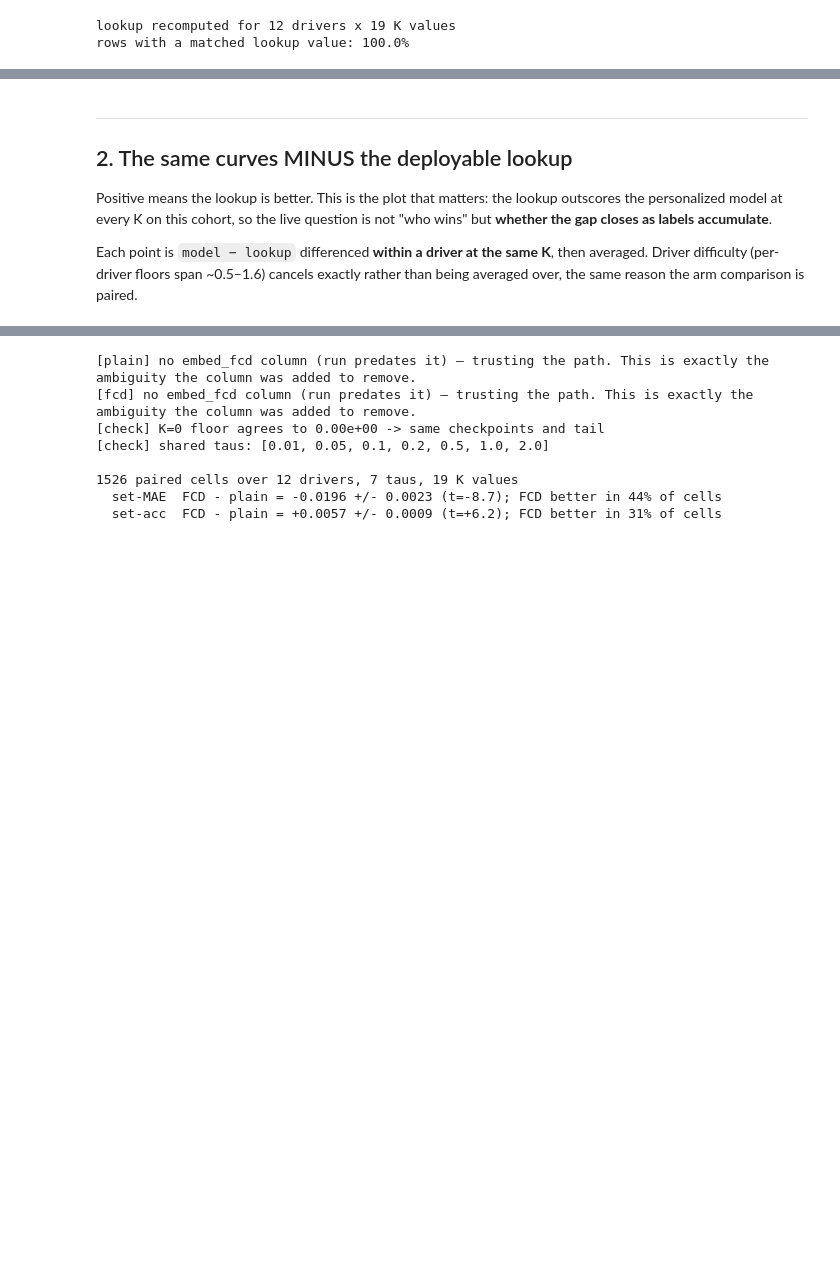
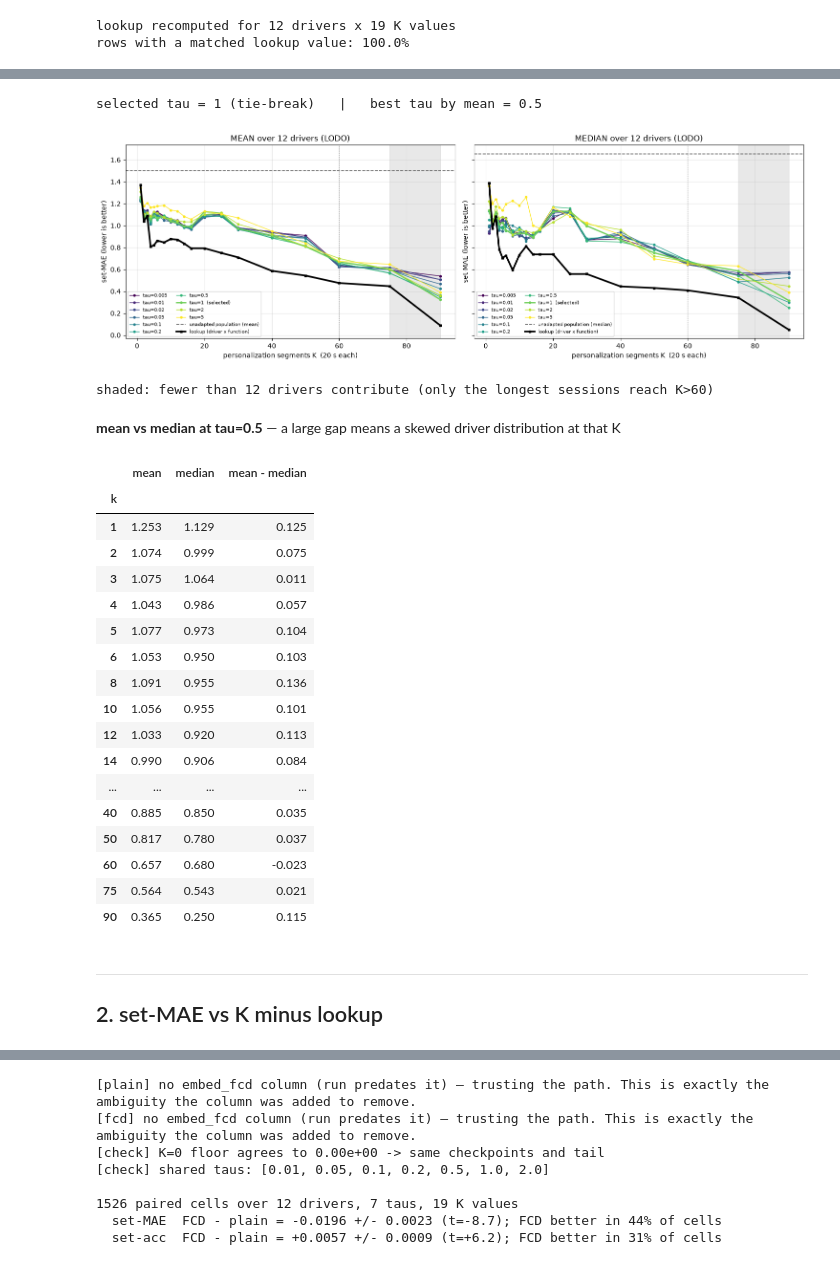
Before and after one commit to DaniPulidoE/ProActivity_Personalization, a Jupyter notebook: src/ProVoice/training_analysis/l2sp_sweep_analysis.ipynb, the cells around one changed output, grey strips where cells are left out. Saved outputs shown, nothing was run; the diff lists cells and outputs as text; code cells hidden in the pictures; blank space fills up the shorter version.

```diff
--- a/src/ProVoice/training_analysis/l2sp_sweep_analysis.ipynb
+++ b/src/ProVoice/training_analysis/l2sp_sweep_analysis.ipynb
@@ -280,14 +165,60 @@ shaded: fewer than 12 drivers contribute (only the longest sessions reach K>60)
+# %%
+SEL_TAU = 1.0      # results/l2sp_sweep/selected_tau.json, blocked estimator
+BEST_TAU = float(df[df.k <= K_CAP].groupby(["tau", "pid"]).set_mae.mean()
+                 .groupby("tau").mean().idxmin())
+# MEAN and MEDIAN side by side. If a feature appears in one and not the other it
+# is one driver, not a property of the cohort -- which is exactly what the
+# K=16->20 bump turned out to be.
+# The lookup aggregated the SAME way as the model curve in each panel -- a mean
+# curve must be compared against a mean, a median against a median.
+LK_MAE = {a: M.groupby("k").lk_set_mae.agg(a) for a in ("mean", "median")}
+LK_ACC = {a: M.groupby("k").lk_set_acc.agg(a) for a in ("mean", "median")}
+
+fig, axes = plt.subplots(1, 2, figsize=(15, 5), sharey=True)
+for ax, agg in zip(axes, ("mean", "median")):
+    plot_vs_k(df, "set_mae", "set-MAE (lower is better)",
+              f"{agg.upper()} over {df.pid.nunique()} drivers (LODO)",
+              floor=df.base_set_mae.agg(agg), floor_label=f"unadapted population ({agg})",
+              selected_tau=SEL_TAU, ax=ax, min_drivers=12, agg=agg,
+              reference=LK_MAE[agg], reference_label="lookup (driver x function)")
+plt.tight_layout(); plt.show()
+print("shaded: fewer than 12 drivers contribute (only the longest sessions reach K>60)")
+
+# The gap between the two aggregations, at the best tau, is a direct read on how
+# much any given point is being driven by one driver.
+b = df[df.tau == BEST_TAU]
+cmp = pd.DataFrame({"mean": b.groupby("k").set_mae.mean(),
+                    "median": b.groupby("k").set_mae.median()})
+cmp["mean - median"] = cmp["mean"] - cmp["median"]
+display(Markdown(f"**mean vs median at tau={BEST_TAU:g}** — a large gap means a "
+                 f"skewed driver distribution at that K"))
+display(cmp.round(3))
+# %% [output]
+selected tau = 1 (tie-break)   |   best tau by mean = 0.5
+[figure, added]
+shaded: fewer than 12 drivers contribute (only the longest sessions reach K>60)
+**mean vs median at tau=0.5** — a large gap means a skewed driver distribution at that K
+|  | mean | median | mean - median |
+| k |  |  |  |
+| 1 | 1.253 | 1.129 | 0.125 |
+| 2 | 1.074 | 0.999 | 0.075 |
+| 3 | 1.075 | 1.064 | 0.011 |
+| 4 | 1.043 | 0.986 | 0.057 |
+| 5 | 1.077 | 0.973 | 0.104 |
+| 6 | 1.053 | 0.950 | 0.103 |
+| 8 | 1.091 | 0.955 | 0.136 |
+| 10 | 1.056 | 0.955 | 0.101 |
+| 12 | 1.033 | 0.920 | 0.113 |
+| 14 | 0.990 | 0.906 | 0.084 |
+| ... | ... | ... | ... |
+| 40 | 0.885 | 0.850 | 0.035 |
+| 50 | 0.817 | 0.780 | 0.037 |
+| 60 | 0.657 | 0.680 | -0.023 |
+| 75 | 0.564 | 0.543 | 0.021 |
+| 90 | 0.365 | 0.250 | 0.115 |
 # %% [markdown]
 ---
-## 2. The same curves MINUS the deployable lookup
-
-Positive means the lookup is better. This is the plot that matters: the lookup
-outscores the personalized model at every K on this cohort, so the live question is
-not "who wins" but **whether the gap closes as labels accumulate**.
-
-Each point is `model − lookup` differenced **within a driver at the same K**, then
-averaged. Driver difficulty (per-driver floors span ~0.5–1.6) cancels exactly
-rather than being averaged over, the same reason the arm comparison is paired.
+## 2. set-MAE vs K minus lookup
 # %%
 M["gap_mae"] = M.set_mae - M.lk_set_mae      # >0 : lookup better
 
```
Also changed, not shown: parts of 22 cells of this notebook, 21 other files.
